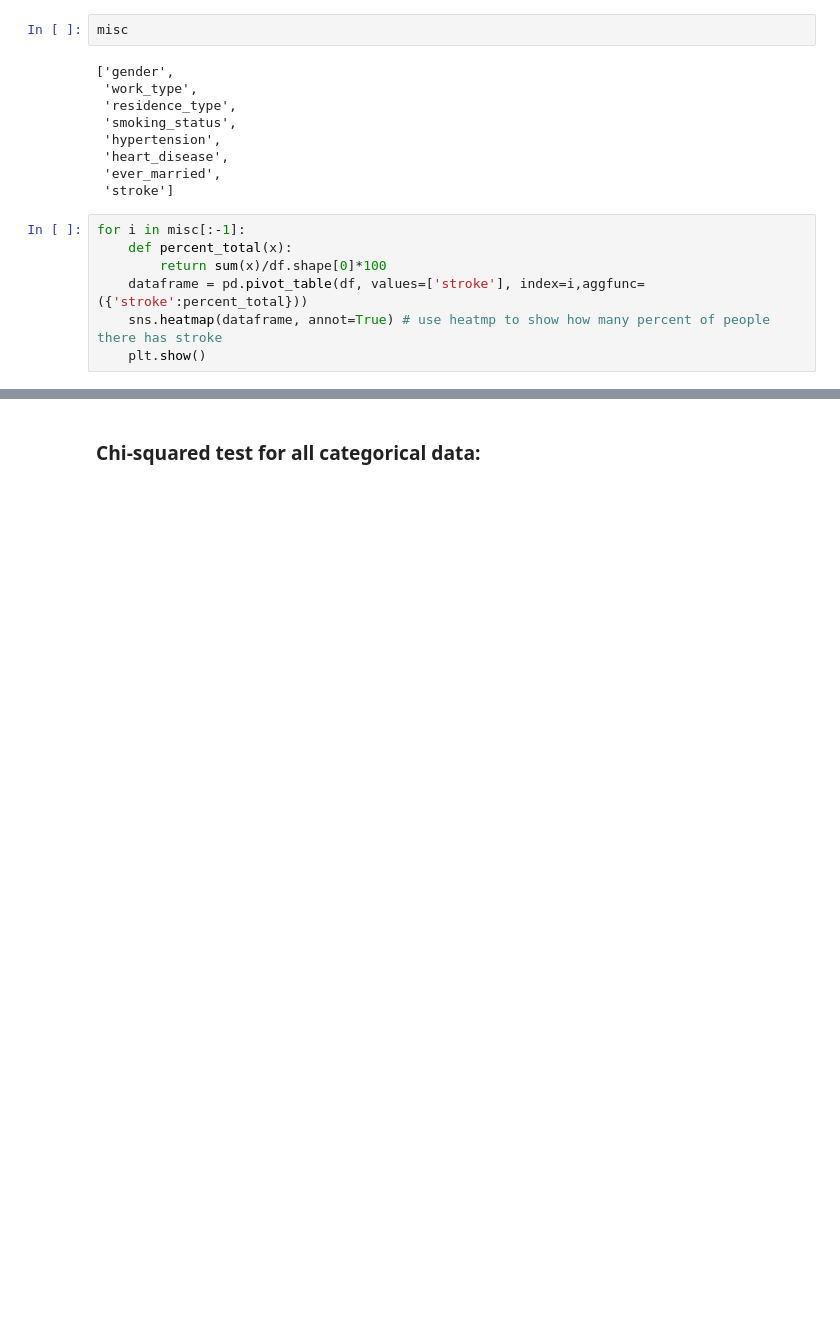
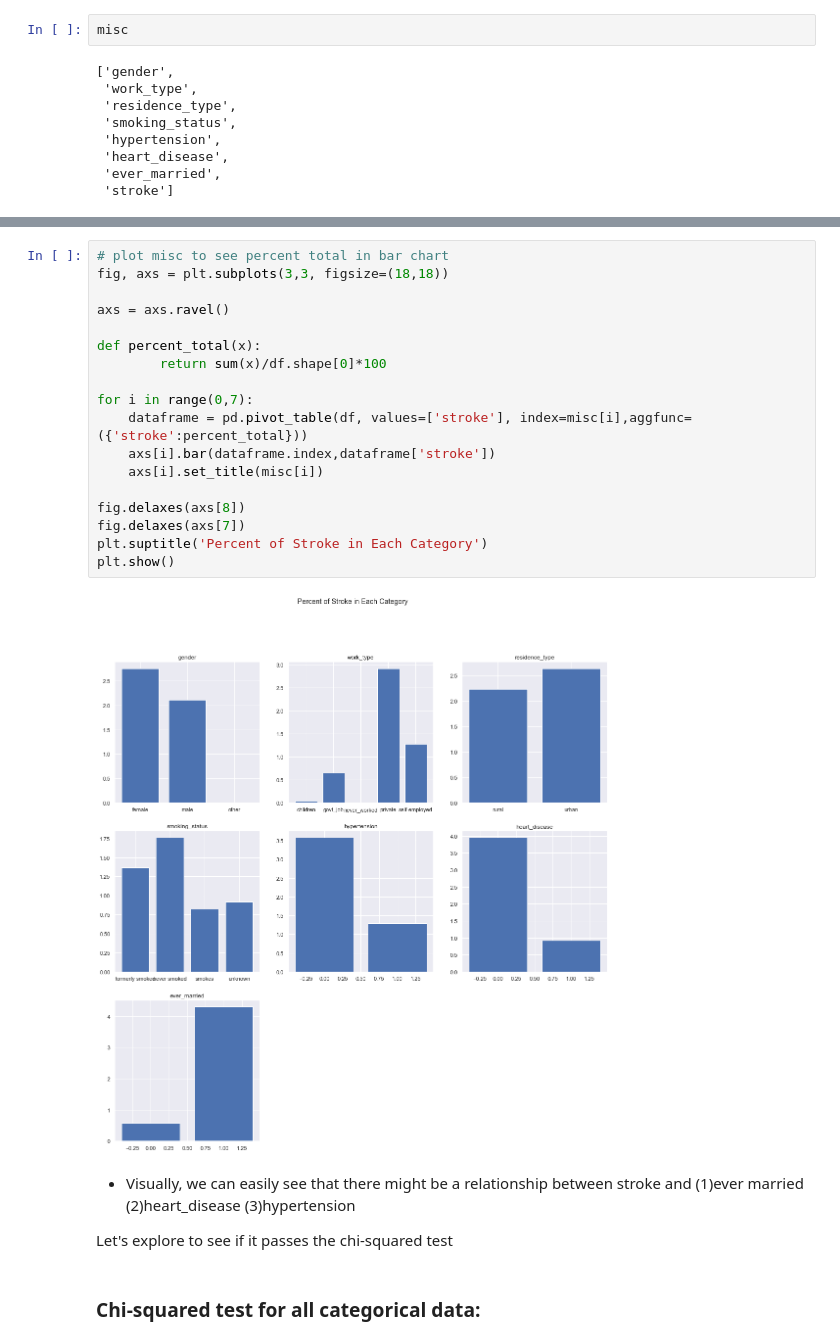
Before and after one commit to ChericeChang/stroke_classification, a Jupyter notebook: 02_EDA.ipynb, the cells around one changed output, grey strips where cells are left out. Drawn from its saved outputs; the diff is of its cells as text; blank space fills up the shorter version.

```diff
--- a/02_EDA.ipynb
+++ b/02_EDA.ipynb
@@ -210,10 +208,3 @@ misc
  'heart_disease',
  'ever_married',
  'stroke']
-# %%
-for i in misc[:-1]:
-    def percent_total(x):
-        return sum(x)/df.shape[0]*100
-    dataframe = pd.pivot_table(df, values=['stroke'], index=i,aggfunc=({'stroke':percent_total}))
-    sns.heatmap(dataframe, annot=True) # use heatmp to show how many percent of people there has stroke
-    plt.show()
@@ -228,3 +219,27 @@ for i in misc[:-1]:
+# %%
+# plot misc to see percent total in bar chart
+fig, axs = plt.subplots(3,3, figsize=(18,18))
+
+axs = axs.ravel()
+
+def percent_total(x):
+        return sum(x)/df.shape[0]*100
+
+for i in range(0,7):
+    dataframe = pd.pivot_table(df, values=['stroke'], index=misc[i],aggfunc=({'stroke':percent_total}))
+    axs[i].bar(dataframe.index,dataframe['stroke'])
+    axs[i].set_title(misc[i])
+
+fig.delaxes(axs[8])
+fig.delaxes(axs[7])
+plt.suptitle('Percent of Stroke in Each Category')
+plt.show()
+# %% [output]
+[figure, added]
+# %% [markdown]
+- Visually, we can easily see that there might be a relationship between stroke and (1)ever married (2)heart_disease (3)hypertension
+
+Let's explore to see if it passes the chi-squared test
 # %% [markdown]
 ### Chi-squared test for all categorical data:
 # %%
```
Also changed, not shown: parts of 25 cells of this notebook.
